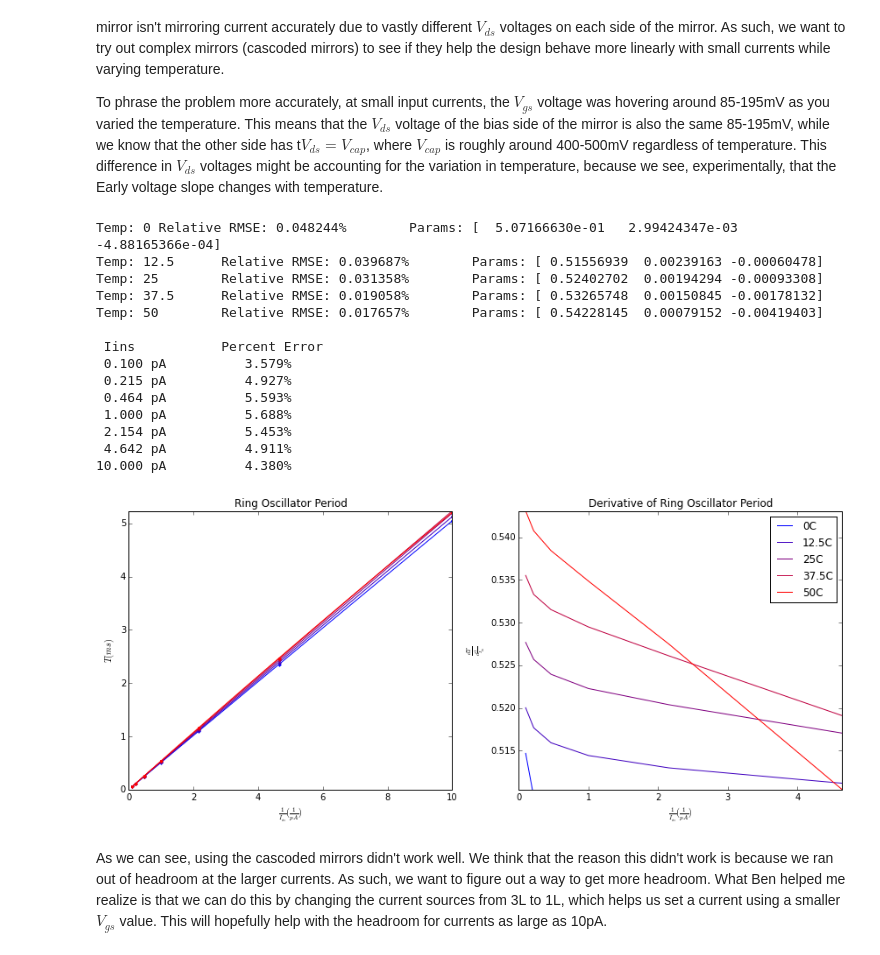
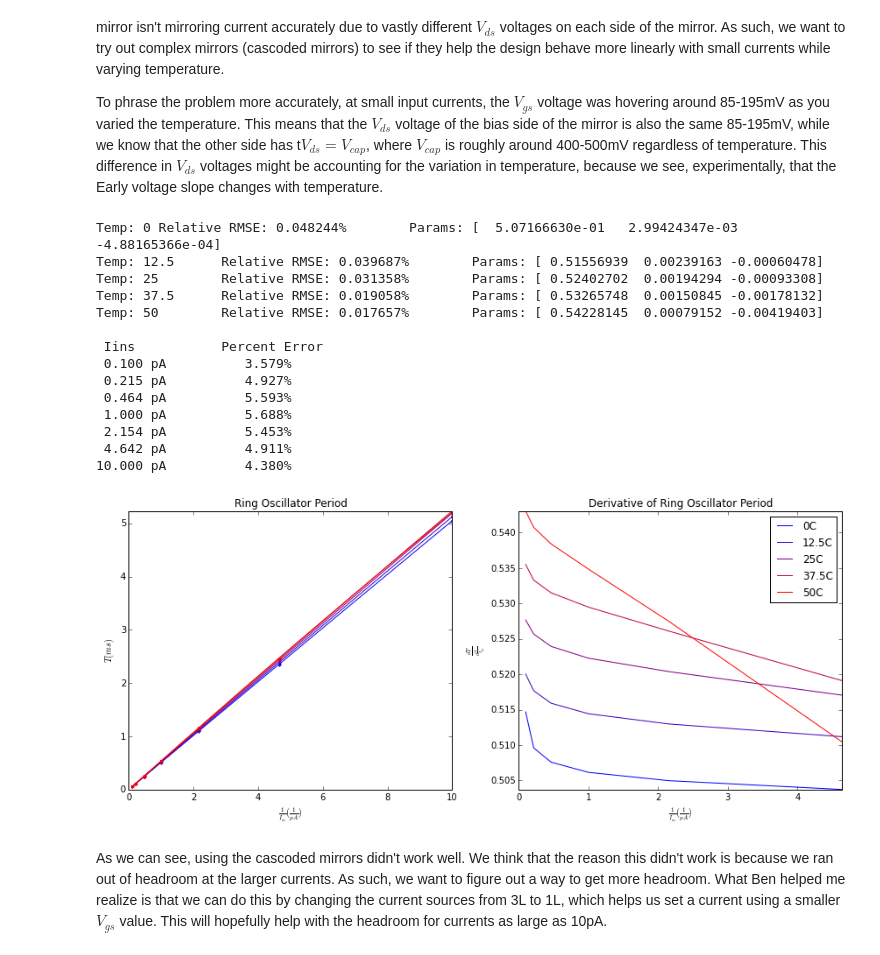
Before and after one commit to twinoza/TwinPyNB, a Jupyter notebook: AHOsc_Char.ipynb, the cells around one changed output. Saved outputs shown, nothing was run; the diff lists cells and outputs as text; code cells hidden in the pictures.

```diff
--- a/AHOsc_Char.ipynb
+++ b/AHOsc_Char.ipynb
@@ -963,6 +1004,7 @@ To phrase the problem more accurately, at small input currents, the $V_{gs}$ vol
 # %%
 allTs = list(list())
 globalLims = [0,0]
+derivLims = [0,100000,0]
 
 for curTemp in LessTemps:
     fileName = "AH_TempSweep_SmallIin_CascodedMirrors/AH_Inv_FreqMeas_Temp"+str(curTemp)+"C_3LInv.csv"
@@ -975,34 +1017,34 @@ for curTemp in LessTemps:
                                                              curFitParams)
 legend(loc='best')
 tight_layout()
 
 # Calculate the percentage variance that results from the variation in temperature.
 TsAsFuncOfIin = array(allTs).T
 #print TsAsFuncOfIin
 
 print
 print '{:>5s}\t\t{:^12s}'.format("Iins", "Percent Error")
 for i, curTs in enumerate(TsAsFuncOfIin):
     #print mean(curTs), max(curTs), min(curTs), std(curTs), var(curTs)
     Iins_pA = SmallIins[i]/10**-12
     rse = (max(curTs)-min(curTs))/mean(curTs)
     print '{:>6.3f} pA\t{:^12.3%}'.format(Iins_pA, rse)
 # %% [output]
 Temp: 0 Relative RMSE: 0.048244%        Params: [  5.07166630e-01   2.99424347e-03  -4.88165366e-04]
 Temp: 12.5      Relative RMSE: 0.039687%        Params: [ 0.51556939  0.00239163 -0.00060478]
 Temp: 25        Relative RMSE: 0.031358%        Params: [ 0.52402702  0.00194294 -0.00093308]
 Temp: 37.5      Relative RMSE: 0.019058%        Params: [ 0.53265748  0.00150845 -0.00178132]
 Temp: 50        Relative RMSE: 0.017657%        Params: [ 0.54228145  0.00079152 -0.00419403]
 
  Iins           Percent Error
  0.100 pA          3.579%
  0.215 pA          4.927%
  0.464 pA          5.593%
  1.000 pA          5.688%
  2.154 pA          5.453%
  4.642 pA          4.911%
 10.000 pA          4.380%
-[figure, old version]
+[figure, new version]
 # %% [markdown]
 As we can see, using the cascoded mirrors didn't work well.  We think that the reason this didn't work is because we ran out of headroom at the larger currents.  As such, we want to figure out a way to get more headroom.  What Ben helped me realize is that we can do this by changing the current sources from 3L to 1L, which helps us set a current using a smaller $V_{gs}$ value.  This will hopefully help with the headroom for currents as large as 10pA.
 # %%
```
Also changed, not shown: parts of 42 cells of this notebook.
